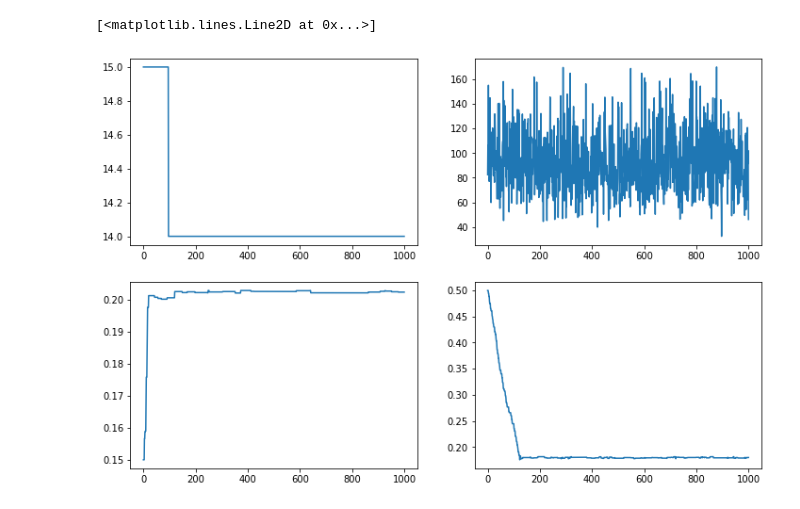
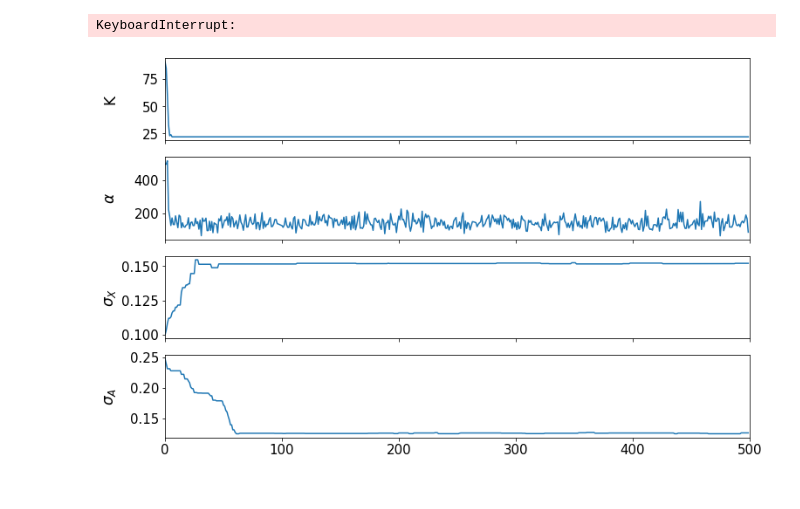
Before and after one commit to LauBok/IBP4ILFM, a Jupyter notebook: poker.ipynb, the cells around one changed output. Cells and saved outputs as stored; diff of their text form; code cells hidden in the pictures.

```diff
--- a/poker.ipynb
+++ b/poker.ipynb
@@ -58,7 +70,9 @@ def get_heart():
 # %%
 Xd = get_diamond()
 X = np.tile(Xd, reps = (10, 1))
-X += np.random.normal(0, 0.2, X.shape)
-X.shape
+X += np.random.normal(0, 0.15, X.shape)
+X_avg = np.mean(X, axis=0)
+X -= X_avg
+print(X.shape)
 plt.imshow(X[30].reshape(80, 44), cmap = "gray")
 # %% [output]
@@ -67,15 +92,25 @@ plt.imshow(X[30].reshape(80, 44), cmap = "gray")
 # %%
-ibp = IBP.IBP(X, sigma_X = (0.15, 1, 1),sigma_A=(0.5, 1,1), alpha = (1, 1,1))
-hist = ibp.MCMC(1000)
+ibp = IBP.IBP(X, sigma_X = (0.1, 1, 1),sigma_A=(0.25, 1, 1), alpha = (1, 1, 1))
+hist = ibp.MCMC(300)
+# %% [output]
+KeyboardInterrupt:
 # %%
-fig, ax = plt.subplots(2,2,figsize = (12,8))
-ax[0,0].plot(hist['K'])
-ax[0,1].plot(hist['alpha'])
-ax[1,0].plot(hist['sigma_X'])
-ax[1,1].plot(hist['sigma_A'])
+fig, ax = plt.subplots(4,1,sharex = True, figsize = (12,8))
+ax[0].plot(hist['K'])
+ax[0].set_ylabel('K', fontsize = 17)
+ax[1].plot(hist['alpha'])
+ax[1].set_ylabel('$\\alpha$',fontsize = 17)
+ax[2].plot(hist['sigma_X'])
+ax[2].set_ylabel('$\\sigma_X$',fontsize = 17)
+ax[3].plot(hist['sigma_A'])
+ax[3].set_ylabel('$\\sigma_A$',fontsize = 17)
+plt.xlim(0,500)
+for i in range(4):
+    ax[i].tick_params(labelsize=15)
+fig.align_ylabels(ax)
+plt.savefig('paper/gibbsresult.png')
 # %% [output]
-[<matplotlib.lines.Line2D at 0x...>]
-[figure, old version]
+[figure, new version]
 # %%
 A = ibp.postMean()
 A_imgs = A.reshape(-1, 80, 44)
```
Also changed, not shown: parts of 12 cells of this notebook, 1 other file.
